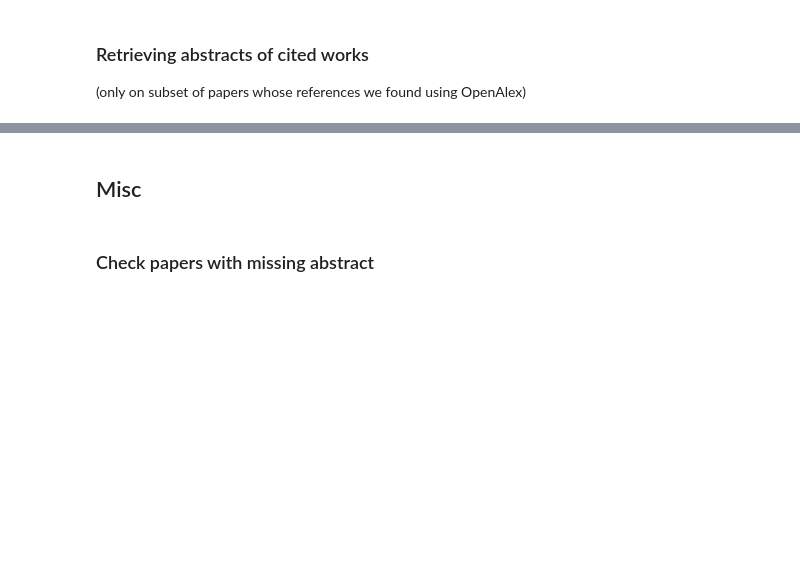
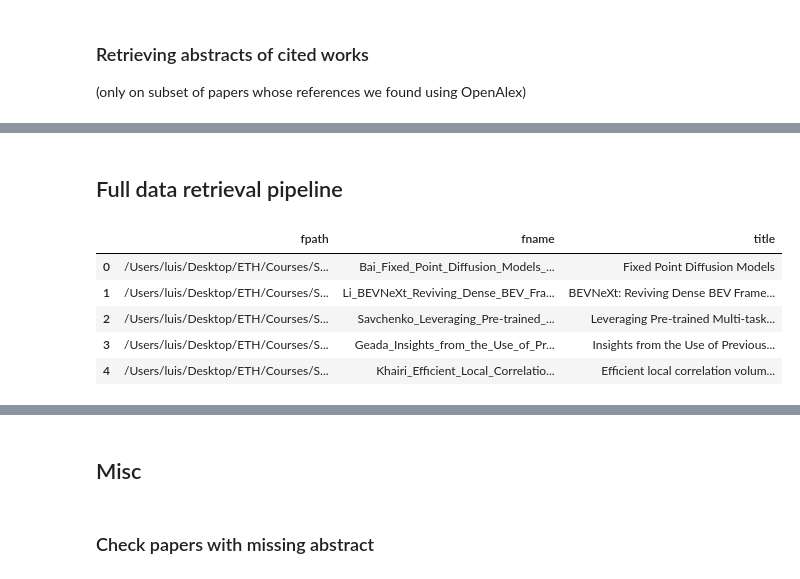
Before and after one commit to LuisCarretero/dsl-research-assistant, a Jupyter notebook: src/semantic_search/dev/retrieval_dev.ipynb, the cells around one changed output, grey strips where cells are left out. Cells and saved outputs as stored; diff of their text form; code cells hidden in the pictures; blank space fills up the shorter version.

```diff
--- a/src/semantic_search/dev/retrieval_dev.ipynb
+++ b/src/semantic_search/dev/retrieval_dev.ipynb
@@ -116,7 +116,7 @@ df['refs_doi'] = ''
 (only on subset of papers whose references we found using OpenAlex)
 # %%
 # Load data
-df = pd.read_csv('/cluster/home/lcarretero/workspace/dsl/dsl-research-assistant/raw-data/metadata/openalex-ids+refs.csv')
+df = pd.read_csv('/Users/luis/Desktop/ETH/Courses/SS25-DSL/raw-data/metadata/openalex-ids+refs.csv')
 df['referenced_works'] = df['referenced_works'].apply(parse_list_string)
 df[['total_references', 'references_in_dataset']] = df.apply(lambda x: count_references(x, df), axis=1, result_type='expand')
 
@@ -126,7 +126,7 @@ all_refs_batched = [all_refs[i:i+100] for i in range(0, len(all_refs), 100)]
 results = multithread_apply(all_refs_batched, get_ref_metadata, n_workers=5)
 
 ref_df = pd.DataFrame(np.concatenate(results), columns=['oaid', 'title', 'abstract', 'type', 'topic', 'domain', 'field', 'subfield'])
-ref_df.to_csv('/cluster/home/lcarretero/workspace/dsl/dsl-research-assistant/raw-data/metadata/openalex-refs-abstracts.csv', index=False)
+ref_df.to_csv('/Users/luis/Desktop/ETH/Courses/SS25-DSL/raw-data/metadata/openalex-refs-abstracts.csv', index=False)
 ref_df.head()
 # %% [output]
 |  | oaid | title | abstract | type | topic | domain | field | subfield |
@@ -135,3 +135,14 @@ ref_df.head()
 | 2 | https://openalex.org/W1976499671 | Comparison of simple potential fu... | Classical Monte Carlo simulations... | article | Chemical and Physical Properties ... | Physical Sciences | Chemical Engineering | Filtration and Separation |
 | 3 | https://openalex.org/W1861492603 | Microsoft COCO: Common Objects in... |  | book-chapter | Advanced Neural Network Applications | Physical Sciences | Computer Science | Computer Vision and Pattern Recog... |
 | 4 | https://openalex.org/W2565639579 | Feature Pyramid Networks for Obje... | Feature pyramids are a basic comp... | preprint | Advanced Neural Network Applications | Physical Sciences | Computer Science | Computer Vision and Pattern Recog... |
+# %% [markdown]
+## Full data retrieval pipeline
+# %%
+df
+# %% [output]
+|  | fpath | fname | title |
+| 0 | /Users/luis/Desktop/ETH/Courses/S... | Bai_Fixed_Point_Diffusion_Models_... | Fixed Point Diffusion Models |
+| 1 | /Users/luis/Desktop/ETH/Courses/S... | Li_BEVNeXt_Reviving_Dense_BEV_Fra... | BEVNeXt: Reviving Dense BEV Frame... |
+| 2 | /Users/luis/Desktop/ETH/Courses/S... | Savchenko_Leveraging_Pre-trained_... | Leveraging Pre-trained Multi-task... |
+| 3 | /Users/luis/Desktop/ETH/Courses/S... | Geada_Insights_from_the_Use_of_Pr... | Insights from the Use of Previous... |
+| 4 | /Users/luis/Desktop/ETH/Courses/S... | Khairi_Efficient_Local_Correlatio... | Efficient local correlation volum... |
```
Also changed, not shown: parts of 19 cells of this notebook, 5 other files.
